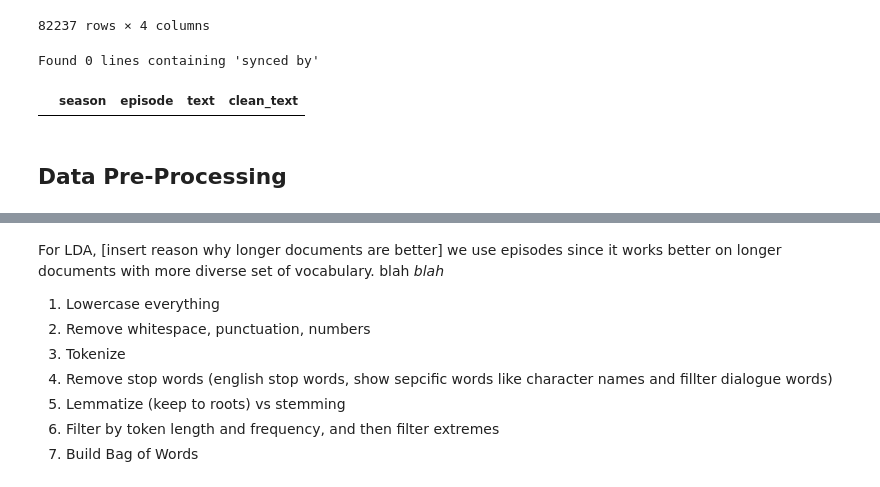
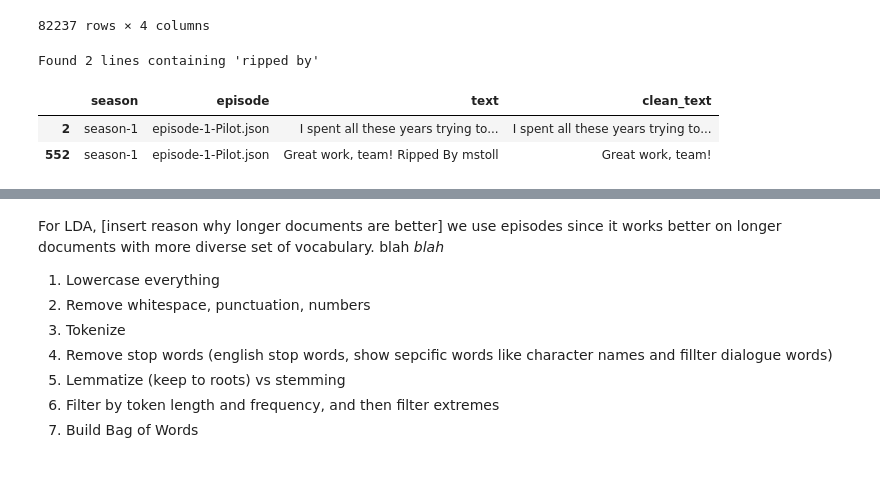
Before and after one commit to michelle-lo/Sitcom-Topic-Modeling, a Jupyter notebook: Brooklyn99_Topic_Modeling.ipynb, the cells around one changed output, grey strips where cells are left out. Saved outputs shown, nothing was run; the diff lists cells and outputs as text; code cells hidden in the pictures.

```diff
--- a/Brooklyn99_Topic_Modeling.ipynb
+++ b/Brooklyn99_Topic_Modeling.ipynb
@@ -108,13 +201,13 @@ df
 # %%
 def find_lines_containing(df, search_string, column="text"):
     mask = df[column].str.contains(search_string, case=False, na=False)
     results = df[mask]
     print(f"Found {len(results)} lines containing '{search_string}'")
     return results
 
-find_lines_containing(df, "synced by")
+find_lines_containing(df, "ripped by")
 # %% [output]
-Found 0 lines containing 'synced by'
+Found 2 lines containing 'ripped by'
 |  | season | episode | text | clean_text |
+| 2 | season-1 | episode-1-Pilot.json | I spent all these years trying to... | I spent all these years trying to... |
+| 552 | season-1 | episode-1-Pilot.json | Great work, team! Ripped By mstoll | Great work, team! |
-# %% [markdown]
-## Data Pre-Processing
```
Also changed, not shown: parts of 56 cells of this notebook.
